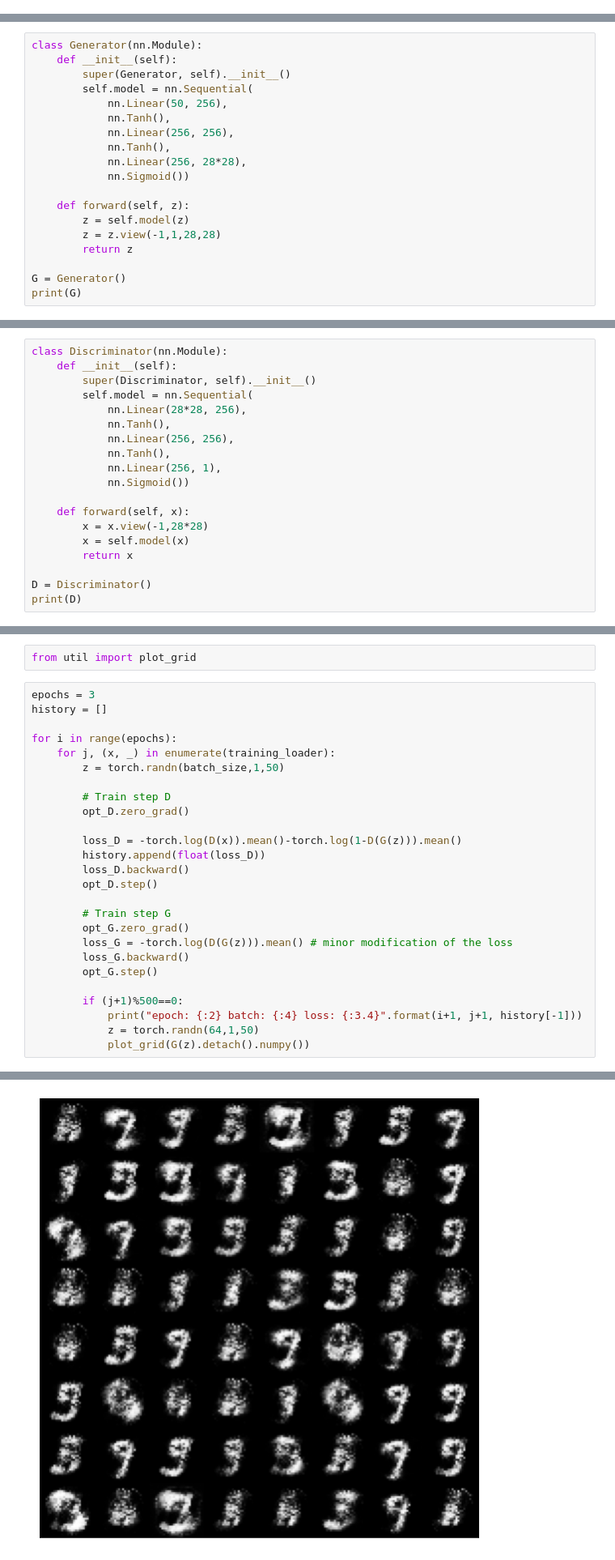
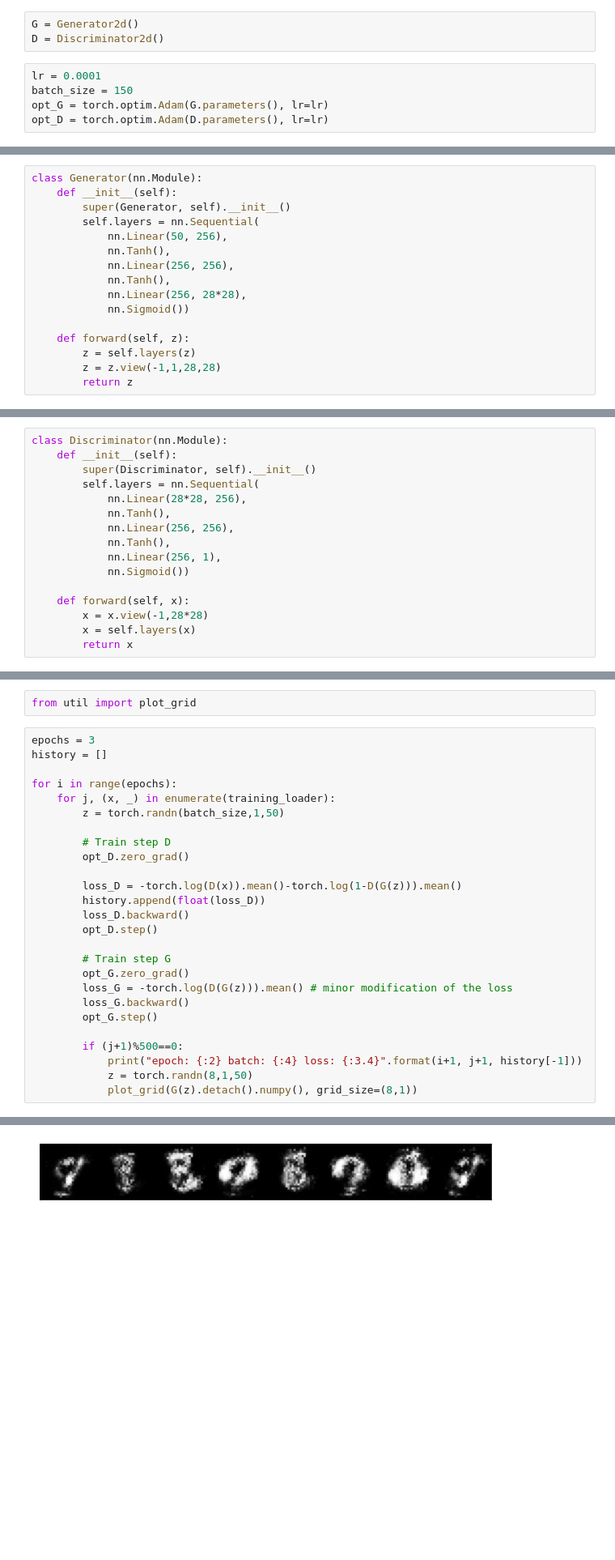
Before and after one commit to tuelwer/pytorch-tutorial, a Jupyter notebook: pytorch-tutorial-04-gan.ipynb, the cells around one changed output, grey strips where cells are left out. Shown: that part at 81% size. Cells and saved outputs as stored; diff of their text form; blank space fills up the shorter version.

```diff
--- a/pytorch-tutorial-04-gan.ipynb
+++ b/pytorch-tutorial-04-gan.ipynb
@@ -27,0 +63,8 @@ Paper: https://arxiv.org/abs/1406.2661
+# %%
+G = Generator2d()
+D = Discriminator2d()
+# %%
+lr = 0.0001
+batch_size = 150
+opt_G = torch.optim.Adam(G.parameters(), lr=lr)
+opt_D = torch.optim.Adam(D.parameters(), lr=lr)
@@ -37,7 +128,7 @@ training_loader = torch.utils.data.DataLoader(training_set, batch_size=batch_siz
 class Generator(nn.Module):
     def __init__(self):
         super(Generator, self).__init__()
-        self.model = nn.Sequential(
+        self.layers = nn.Sequential(
             nn.Linear(50, 256),
             nn.Tanh(),
             nn.Linear(256, 256),
@@ -46,9 +137,6 @@ class Generator(nn.Module):
             nn.Sigmoid())
 
     def forward(self, z):
-        z = self.model(z)
+        z = self.layers(z)
         z = z.view(-1,1,28,28)
         return z
-
-G = Generator()
-print(G)
@@ -67,7 +144,7 @@ Generator(
 class Discriminator(nn.Module):
     def __init__(self):
         super(Discriminator, self).__init__()
-        self.model = nn.Sequential(
+        self.layers = nn.Sequential(
             nn.Linear(28*28, 256),
             nn.Tanh(),
             nn.Linear(256, 256),
@@ -77,8 +154,5 @@ class Discriminator(nn.Module):
 
     def forward(self, x):
         x = x.view(-1,28*28)
-        x = self.model(x)
+        x = self.layers(x)
         return x
-
-D = Discriminator()
-print(D)
@@ -124,6 +189,6 @@ for i in range(epochs):
 
         if (j+1)%500==0:
             print("epoch: {:2} batch: {:4} loss: {:3.4}".format(i+1, j+1, history[-1]))
-            z = torch.randn(64,1,50)
-            plot_grid(G(z).detach().numpy())
+            z = torch.randn(8,1,50)
+            plot_grid(G(z).detach().numpy(), grid_size=(8,1))
 # %% [output]
@@ -131 +196 @@ epoch:  1 batch:  500 loss: 0.8183
-[figure, old version]
+[figure, new version]
```
Also changed, not shown: parts of 15 cells of this notebook.
